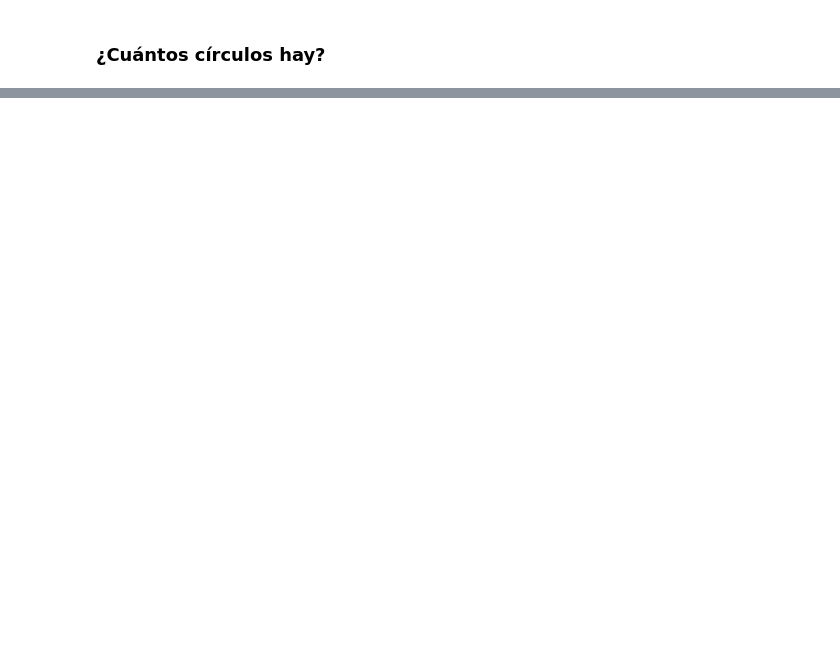
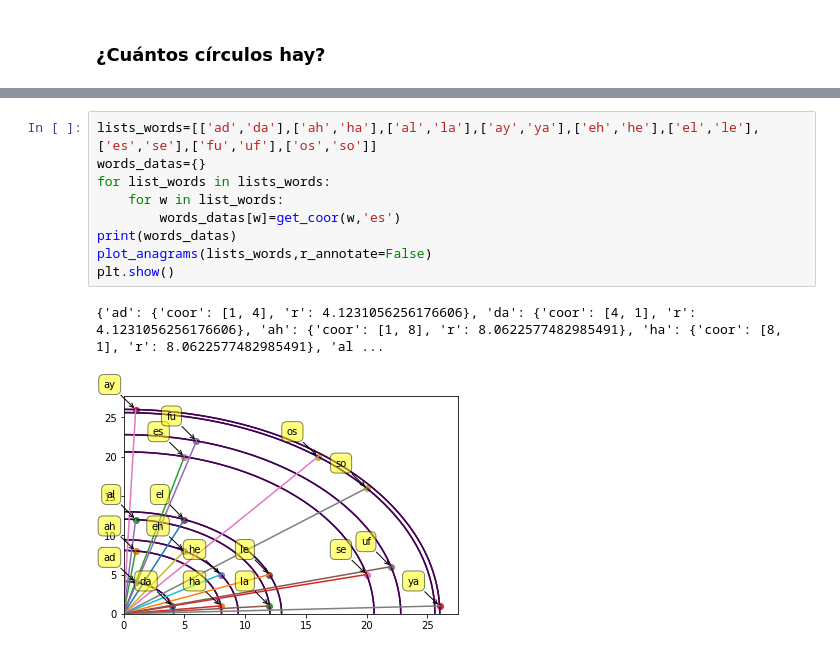
Before and after one commit to PhoenixAlx/dreamsAnagram, a Jupyter notebook: anagramasysueños.ipynb, the cells around one changed output, grey strips where cells are left out. Saved outputs shown, nothing was run; the diff lists cells and outputs as text; blank space fills up the shorter version.

Commit message:
increase anagram 2 letters

```diff
--- a/anagramasysueños.ipynb
+++ b/anagramasysueños.ipynb
@@ -87,0 +103,12 @@ Para eso hemos de conseguir una buena lista de palabras que nos ayude.
+# %%
+lists_words=[['ad','da'],['ah','ha'],['al','la'],['ay','ya'],['eh','he'],['el','le'],['es','se'],['fu','uf'],['os','so']]
+words_datas={}
+for list_words in lists_words:
+    for w in list_words:
+        words_datas[w]=get_coor(w,'es')
+print(words_datas)
+plot_anagrams(lists_words,r_annotate=False)
+plt.show()
+# %% [output]
+{'ad': {'coor': [1, 4], 'r': 4.1231056256176606}, 'da': {'coor': [4, 1], 'r': 4.1231056256176606}, 'ah': {'coor': [1, 8], 'r': 8.0622577482985491}, 'ha': {'coor': [8, 1], 'r': 8.0622577482985491}, 'al ...
+[figure, added]
```
Also changed, not shown: parts of 3 cells of this notebook.
